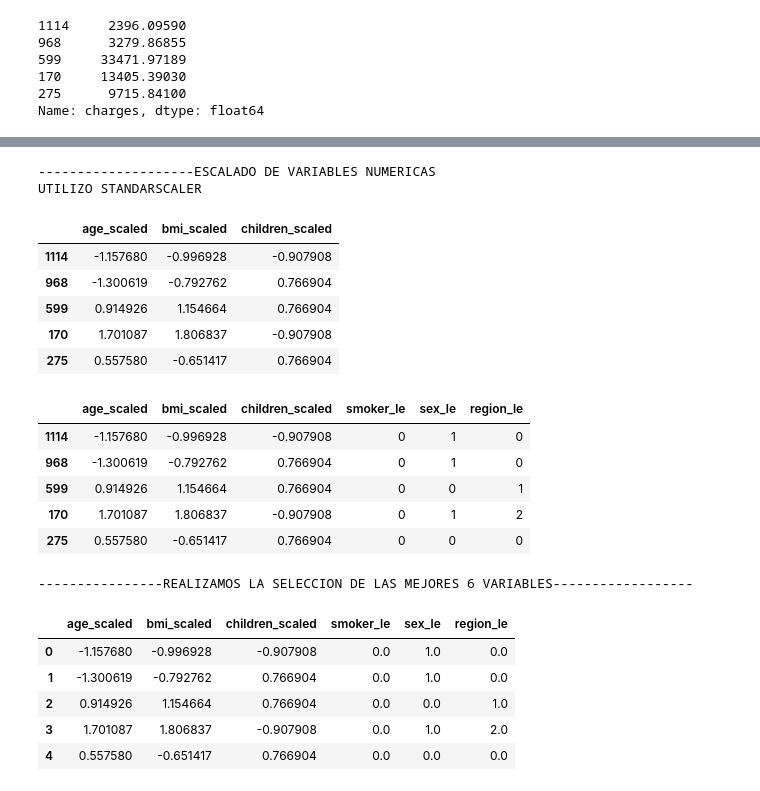
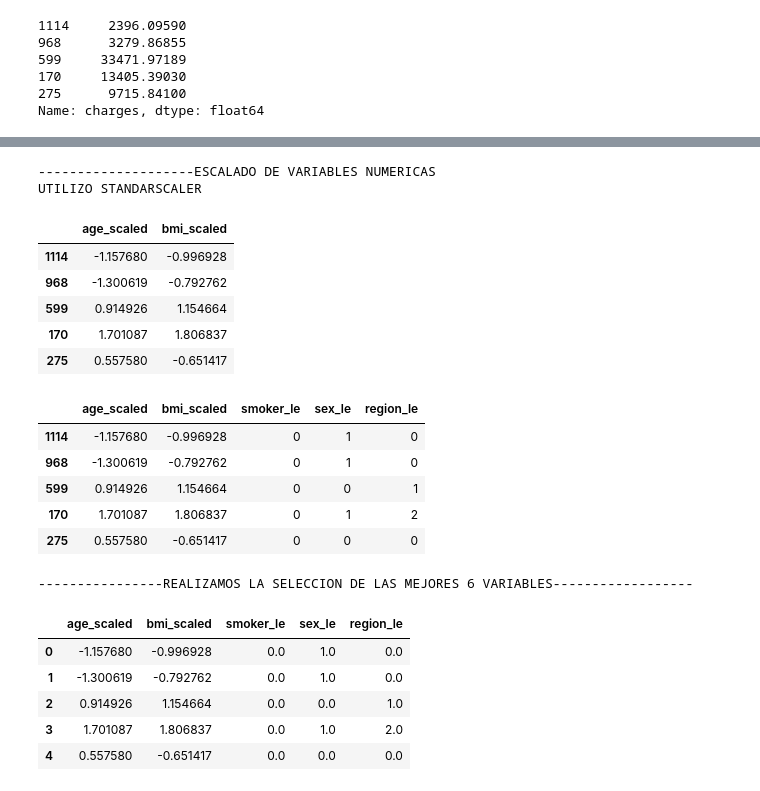
Before and after one commit to 4GeeksAcademy/Proyecto-regresion-lineal-Jorge3127, a Jupyter notebook: src/explore.ipynb, the cells around one changed output, grey strips where cells are left out. Saved outputs shown, nothing was run; the diff lists cells and outputs as text; code cells hidden in the pictures.

```diff
--- a/src/explore.ipynb
+++ b/src/explore.ipynb
@@ -315,6 +317,6 @@ Datos atípicos en bmi:
 NUMERO TOTAL DE DATOS ATIPICOS EN charges: 139
 # %%
 # ELIMINAMOS LAS COLUMNAS FACTORIZADAS
-df.drop(["sex_fact", "smoker_fact", "region_fact"], axis = 1, inplace = True)
+df.drop(["sex_fact", "smoker_fact", "region_fact","children"], axis = 1, inplace = True)
 df.head()
 # %% [output]
@@ -353,7 +355,7 @@ Name: charges, dtype: float64
 # %%
 # DEFINO LAS VARIABLES CATEGORICAS Y NUMERICAS
 variables_categoricas = ['smoker','sex','region']
-variables_numericas = ['age', 'bmi', 'children']
+variables_numericas = ['age', 'bmi']
 # %%
 
 X_train_cat_le = X_train.copy()
@@ -398,12 +400,12 @@ X_train_num_scal.head()
 # %% [output]
 --------------------ESCALADO DE VARIABLES NUMERICAS
 UTILIZO STANDARSCALER
-|  | age_scaled | bmi_scaled | children_scaled |
-| 1114 | -1.157680 | -0.996928 | -0.907908 |
-| 968 | -1.300619 | -0.792762 | 0.766904 |
-| 599 | 0.914926 | 1.154664 | 0.766904 |
-| 170 | 1.701087 | 1.806837 | -0.907908 |
-| 275 | 0.557580 | -0.651417 | 0.766904 |
+|  | age_scaled | bmi_scaled |
+| 1114 | -1.157680 | -0.996928 |
+| 968 | -1.300619 | -0.792762 |
+| 599 | 0.914926 | 1.154664 |
+| 170 | 1.701087 | 1.806837 |
+| 275 | 0.557580 | -0.651417 |
 # %%
 # Unificar el dataset preprocesado
 X_train_final = pd.concat([X_train_num_scal, X_train_cat_le], axis=1)
@@ -413,31 +415,31 @@ X_train_final = X_train_final.drop(columns=variables_numericas)
 X_test_final = X_test_final.drop(columns=variables_numericas)
 X_train_final.head()
 # %% [output]
-|  | age_scaled | bmi_scaled | children_scaled | smoker_le | sex_le | region_le |
-| 1114 | -1.157680 | -0.996928 | -0.907908 | 0 | 1 | 0 |
-| 968 | -1.300619 | -0.792762 | 0.766904 | 0 | 1 | 0 |
-| 599 | 0.914926 | 1.154664 | 0.766904 | 0 | 0 | 1 |
-| 170 | 1.701087 | 1.806837 | -0.907908 | 0 | 1 | 2 |
-| 275 | 0.557580 | -0.651417 | 0.766904 | 0 | 0 | 0 |
+|  | age_scaled | bmi_scaled | smoker_le | sex_le | region_le |
+| 1114 | -1.157680 | -0.996928 | 0 | 1 | 0 |
+| 968 | -1.300619 | -0.792762 | 0 | 1 | 0 |
+| 599 | 0.914926 | 1.154664 | 0 | 0 | 1 |
+| 170 | 1.701087 | 1.806837 | 0 | 1 | 2 |
+| 275 | 0.557580 | -0.651417 | 0 | 0 | 0 |
 # %%
 print("----------------REALIZAMOS LA SELECCION DE LAS MEJORES 6 VARIABLES------------------")
 # Con un valor de k = 6
-selection_model = SelectKBest(score_func=f_classif, k=6)
+selection_model = SelectKBest(score_func=f_classif, k=5)
 selection_model.fit(X_train_final, y_train)
 
 ix = selection_model.get_support()
 X_train_sel = pd.DataFrame(selection_model.transform(X_train_final), columns=X_train_final.columns.values[ix])
 X_test_sel = pd.DataFrame(selection_model.transform(X_test_final), columns=X_test_final.columns.values[ix])
 
 X_train_sel.head()
 # %% [output]
 ----------------REALIZAMOS LA SELECCION DE LAS MEJORES 6 VARIABLES------------------
-|  | age_scaled | bmi_scaled | children_scaled | smoker_le | sex_le | region_le |
-| 0 | -1.157680 | -0.996928 | -0.907908 | 0.0 | 1.0 | 0.0 |
-| 1 | -1.300619 | -0.792762 | 0.766904 | 0.0 | 1.0 | 0.0 |
-| 2 | 0.914926 | 1.154664 | 0.766904 | 0.0 | 0.0 | 1.0 |
-| 3 | 1.701087 | 1.806837 | -0.907908 | 0.0 | 1.0 | 2.0 |
-| 4 | 0.557580 | -0.651417 | 0.766904 | 0.0 | 0.0 | 0.0 |
+|  | age_scaled | bmi_scaled | smoker_le | sex_le | region_le |
+| 0 | -1.157680 | -0.996928 | 0.0 | 1.0 | 0.0 |
+| 1 | -1.300619 | -0.792762 | 0.0 | 1.0 | 0.0 |
+| 2 | 0.914926 | 1.154664 | 0.0 | 0.0 | 1.0 |
+| 3 | 1.701087 | 1.806837 | 0.0 | 1.0 | 2.0 |
+| 4 | 0.557580 | -0.651417 | 0.0 | 0.0 | 0.0 |
 # %%
 print("-------------OBTENEMOS LAS CARACTERISTICAS SELECCIONADAS-------------------")
 # Obtener las características seleccionadas
```
Also changed, not shown: parts of 23 cells of this notebook.
